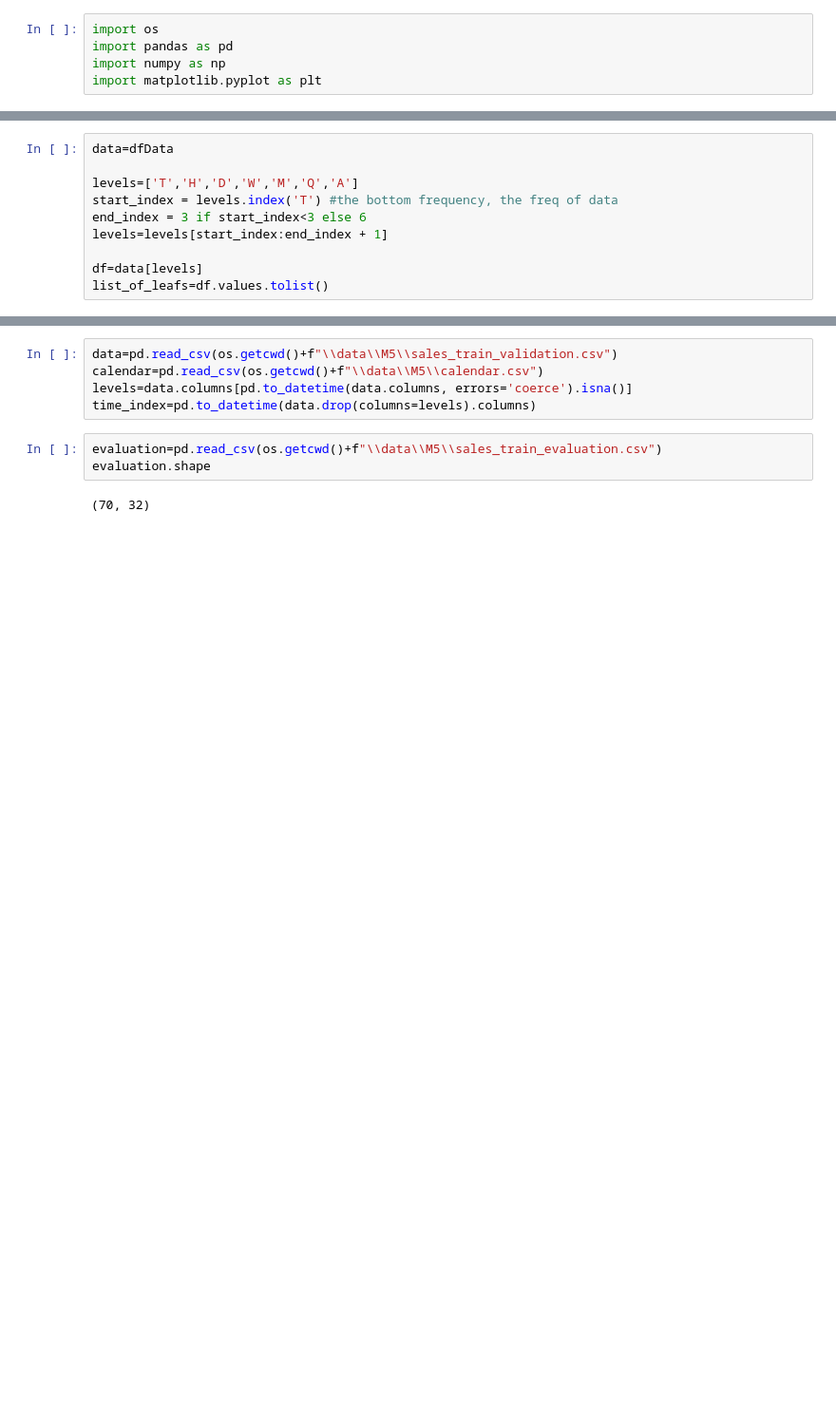
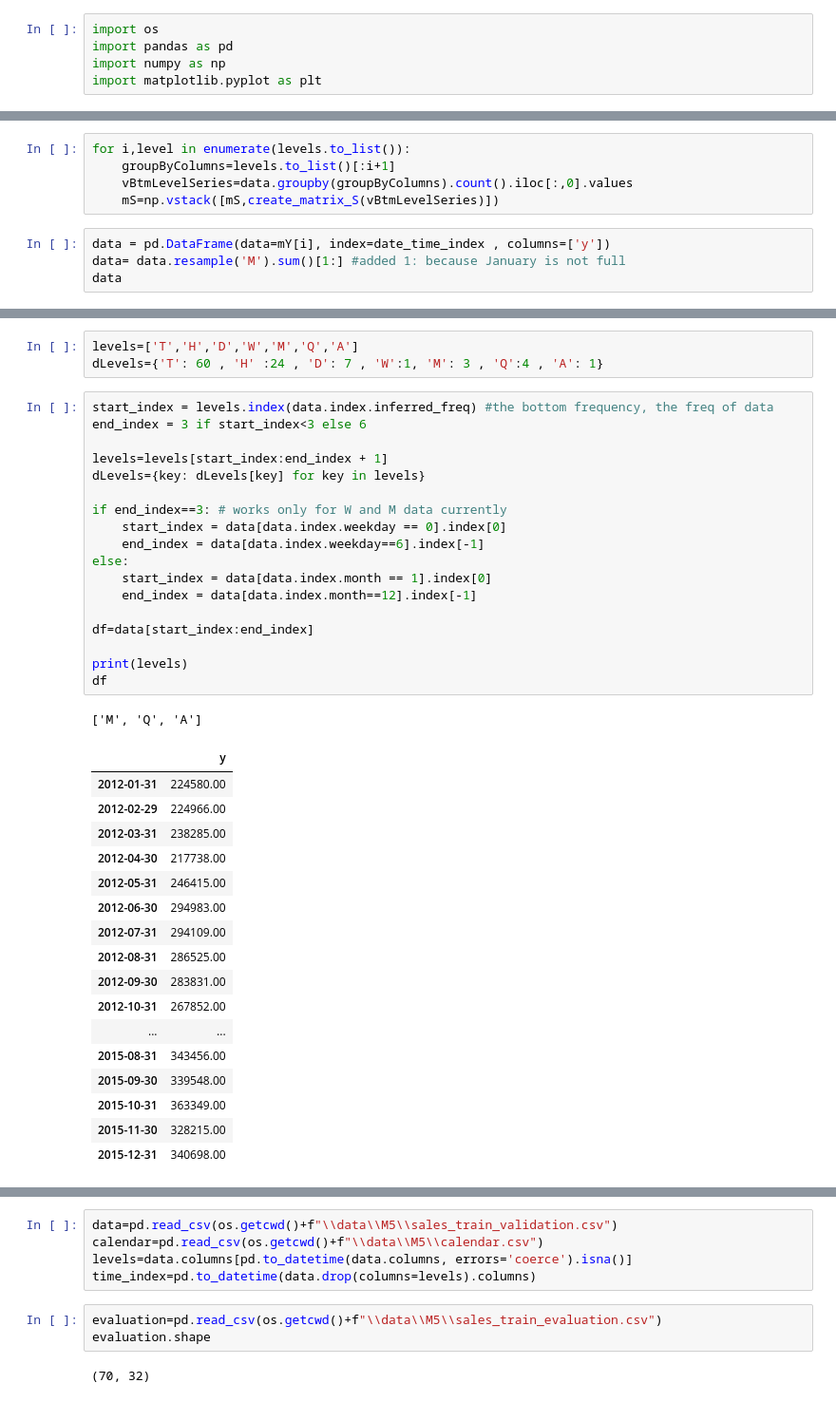
Before and after one commit to skoMarat/M5, a Jupyter notebook: temporal_notebook.ipynb, the cells around one changed output, grey strips where cells are left out. Shown at 95% size. Drawn from its saved outputs; the diff is of its cells as text; blank space fills up the shorter version.

```diff
--- a/notebook.ipynb
+++ b/temporal_notebook.ipynb
@@ -13,10 +5,0 @@ self.levels=self.data.columns[pd.to_datetime(self.data.columns, errors='coerce')
-# %%
-data=dfData
-
-levels=['T','H','D','W','M','Q','A']
-start_index = levels.index('T') #the bottom frequency, the freq of data
-end_index = 3 if start_index<3 else 6
-levels=levels[start_index:end_index + 1]
-
-df=data[levels]
-list_of_leafs=df.values.tolist()
@@ -246,0 +87,9 @@ plt.show()
+# %%
+for i,level in enumerate(levels.to_list()):
+    groupByColumns=levels.to_list()[:i+1]
+    vBtmLevelSeries=data.groupby(groupByColumns).count().iloc[:,0].values
+    mS=np.vstack([mS,create_matrix_S(vBtmLevelSeries)])
+# %%
+data = pd.DataFrame(data=mY[i], index=date_time_index , columns=['y'])
+data= data.resample('M').sum()[1:] #added 1: because January is not full
+data
@@ -246,0 +110,40 @@ plt.show()
+# %%
+levels=['T','H','D','W','M','Q','A']
+dLevels={'T': 60 , 'H' :24 , 'D': 7 , 'W':1, 'M': 3 , 'Q':4 , 'A': 1}
+# %%
+start_index = levels.index(data.index.inferred_freq) #the bottom frequency, the freq of data
+end_index = 3 if start_index<3 else 6
+
+levels=levels[start_index:end_index + 1]
+dLevels={key: dLevels[key] for key in levels}
+
+if end_index==3: # works only for W and M data currently
+    start_index = data[data.index.weekday == 0].index[0]
+    end_index = data[data.index.weekday==6].index[-1]
+else:
+    start_index = data[data.index.month == 1].index[0]
+    end_index = data[data.index.month==12].index[-1]
+
+df=data[start_index:end_index]
+
+print(levels)
+df
+# %% [output]
+['M', 'Q', 'A']
+|  | y |
+| 2012-01-31 | 224580.00 |
+| 2012-02-29 | 224966.00 |
+| 2012-03-31 | 238285.00 |
+| 2012-04-30 | 217738.00 |
+| 2012-05-31 | 246415.00 |
+| 2012-06-30 | 294983.00 |
+| 2012-07-31 | 294109.00 |
+| 2012-08-31 | 286525.00 |
+| 2012-09-30 | 283831.00 |
+| 2012-10-31 | 267852.00 |
+| ... | ... |
+| 2015-08-31 | 343456.00 |
+| 2015-09-30 | 339548.00 |
+| 2015-10-31 | 363349.00 |
+| 2015-11-30 | 328215.00 |
+| 2015-12-31 | 340698.00 |
```
Also changed, not shown: parts of 42 cells of this notebook, 4 other files.
